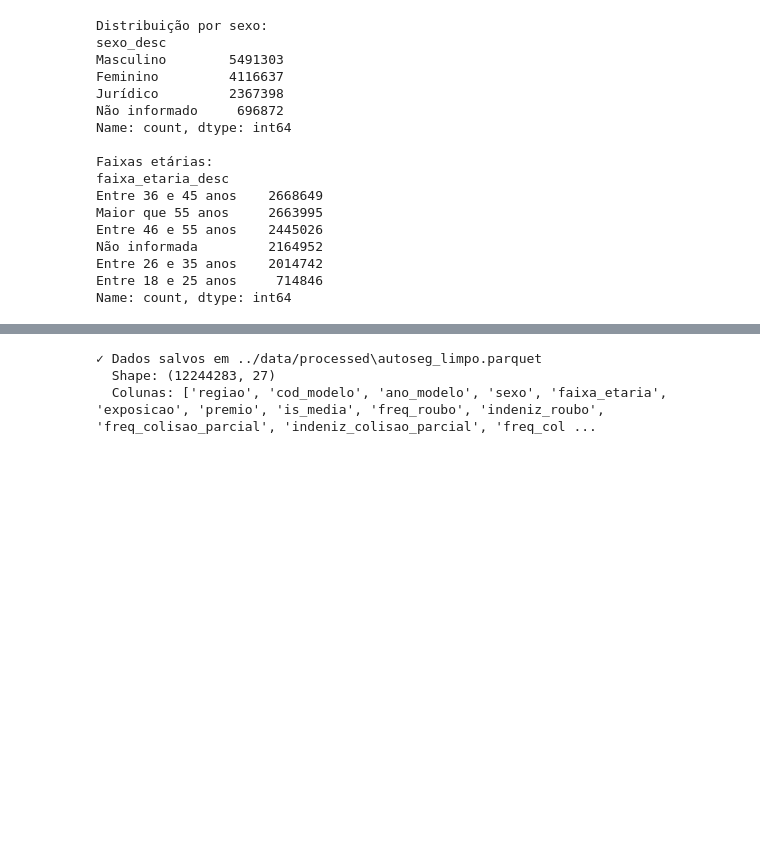
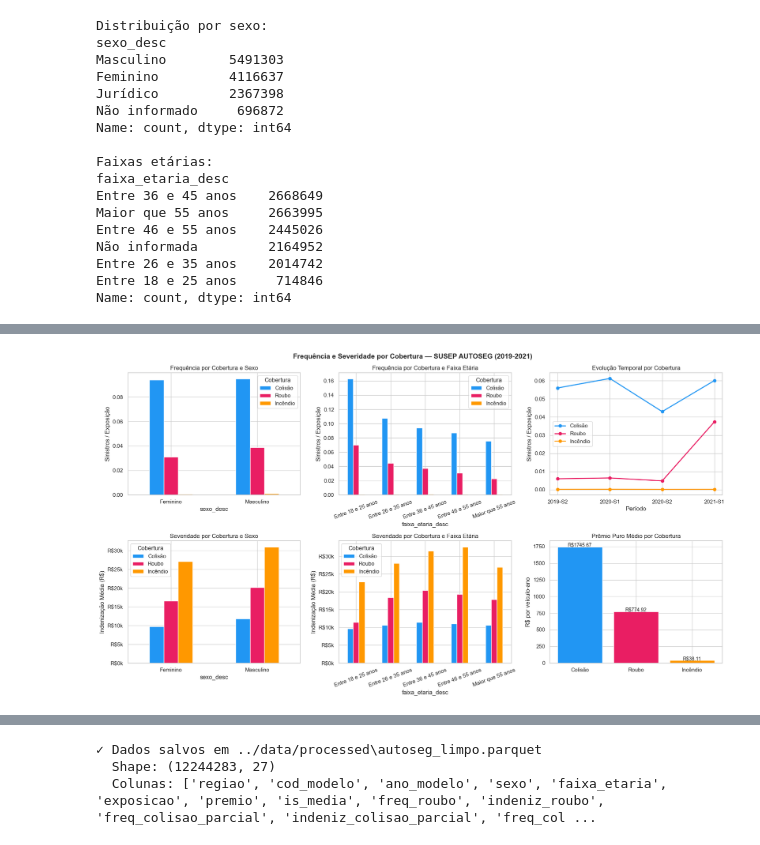
Before and after one commit to arthurpmotta02/insurance-pricing-susep, a Jupyter notebook: notebooks/01_eda.ipynb, the cells around one changed output, grey strips where cells are left out. Drawn from its saved outputs; the diff is of its cells as text; code cells hidden in the pictures; blank space fills up the shorter version.

```diff
--- a/notebooks/01_eda.ipynb
+++ b/notebooks/01_eda.ipynb
@@ -311,0 +329,96 @@ Figura salva.
+# %%
+# ============================================================
+# 7. VISUALIZAÇÃO — ANÁLISE MULTI-COBERTURA
+# ============================================================
+
+cores = {'Colisão': '#2196F3', 'Roubo': '#E91E63', 'Incêndio': '#FF9800'}
+
+fig, axes = plt.subplots(2, 3, figsize=(18, 10))
+fig.suptitle('Frequência e Severidade por Cobertura — SUSEP AUTOSEG (2019-2021)',
+             fontsize=14, fontweight='bold')
+
+# 1. Frequência por cobertura e sexo
+ax1 = axes[0, 0]
+freq_sexo_cob = df_pf.groupby('sexo_desc').agg(
+    Colisão=('freq_colisao_rel', 'mean'),
+    Roubo=('freq_roubo_rel', 'mean'),
+    Incêndio=('freq_incendio_rel', 'mean')
+).loc[['Feminino','Masculino']]
+freq_sexo_cob.plot(kind='bar', ax=ax1, color=list(cores.values()), edgecolor='white')
+ax1.set_title('Frequência por Cobertura e Sexo')
+ax1.set_ylabel('Sinistros / Exposição')
+ax1.tick_params(axis='x', rotation=0)
+ax1.legend(title='Cobertura')
+
+# 2. Frequência por cobertura e faixa etária
+ax2 = axes[0, 1]
+freq_idade_cob = df_pf.groupby('faixa_etaria_desc').agg(
+    Colisão=('freq_colisao_rel', 'mean'),
+    Roubo=('freq_roubo_rel', 'mean'),
+    Incêndio=('freq_incendio_rel', 'mean')
+).reindex(ordem_idades)
+freq_idade_cob.plot(kind='bar', ax=ax2, color=list(cores.values()), edgecolor='white')
+ax2.set_title('Frequência por Cobertura e Faixa Etária')
+ax2.set_ylabel('Sinistros / Exposição')
+ax2.tick_params(axis='x', rotation=20)
+ax2.legend(title='Cobertura')
+
+# 3. Evolução temporal multi-cobertura
+ax3 = axes[0, 2]
+for cob, col in [('Colisão','freq_colisao'),('Roubo','freq_roubo'),('Incêndio','freq_incendio')]:
+    ft = df.groupby('periodo').apply(
+        lambda x, c=col: x[c].sum() / x['exposicao'].sum()
+    ).sort_index()
+    ax3.plot(ft.index, ft.values, marker='o', linewidth=2, label=cob, color=cores[cob])
+ax3.set_title('Evolução Temporal por Cobertura')
+ax3.set_ylabel('Sinistros / Exposição')
+ax3.set_xlabel('Período')
+ax3.legend()
+
+# 4. Severidade por cobertura e sexo
+ax4 = axes[1, 0]
+sev_sexo_cob = df_pf.groupby('sexo_desc').agg(
+    Colisão=('sev_colisao', 'mean'),
+    Roubo=('sev_roubo', 'mean'),
+    Incêndio=('sev_incendio', 'mean')
+).loc[['Feminino','Masculino']]
+sev_sexo_cob.plot(kind='bar', ax=ax4, color=list(cores.values()), edgecolor='white')
+ax4.set_title('Severidade por Cobertura e Sexo')
+ax4.set_ylabel('Indenização Média (R$)')
+ax4.tick_params(axis='x', rotation=0)
+ax4.yaxis.set_major_formatter(mticker.FuncFormatter(lambda x, _: f'R${x/1000:.0f}k'))
+ax4.legend(title='Cobertura')
+
+# 5. Severidade por cobertura e faixa etária
+ax5 = axes[1, 1]
+sev_idade_cob = df_pf.groupby('faixa_etaria_desc').agg(
+    Colisão=('sev_colisao', 'mean'),
+    Roubo=('sev_roubo', 'mean'),
+    Incêndio=('sev_incendio', 'mean')
+).reindex(ordem_idades)
+sev_idade_cob.plot(kind='bar', ax=ax5, color=list(cores.values()), edgecolor='white')
+ax5.set_title('Severidade por Cobertura e Faixa Etária')
+ax5.set_ylabel('Indenização Média (R$)')
+ax5.tick_params(axis='x', rotation=20)
+ax5.yaxis.set_major_formatter(mticker.FuncFormatter(lambda x, _: f'R${x/1000:.0f}k'))
+ax5.legend(title='Cobertura')
+
+# 6. Prêmio puro médio por cobertura
+ax6 = axes[1, 2]
+pp_cob = pd.Series({
+    'Colisão':  df_pf['pp_colisao'].mean(),
+    'Roubo':    df_pf['pp_roubo'].mean(),
+    'Incêndio': df_pf['pp_incendio'].mean()
+})
+ax6.bar(pp_cob.index, pp_cob.values, color=list(cores.values()), edgecolor='white')
+ax6.set_title('Prêmio Puro Médio por Cobertura')
+ax6.set_ylabel('R$ por veículo-ano')
+for i, (idx, val) in enumerate(pp_cob.items()):
+    ax6.text(i, val + 0.3, f'R${val:.2f}', ha='center', fontsize=10)
+
+plt.tight_layout()
+plt.savefig(os.path.join(FIGURES_PATH, '01_eda_multicob.png'), dpi=150, bbox_inches='tight')
+plt.show()
+print("Figura salva: 01_eda_multicob.png")
+# %% [output]
+[figure, added]
```
Also changed, not shown: parts of 13 cells of this notebook, 6 other files.
